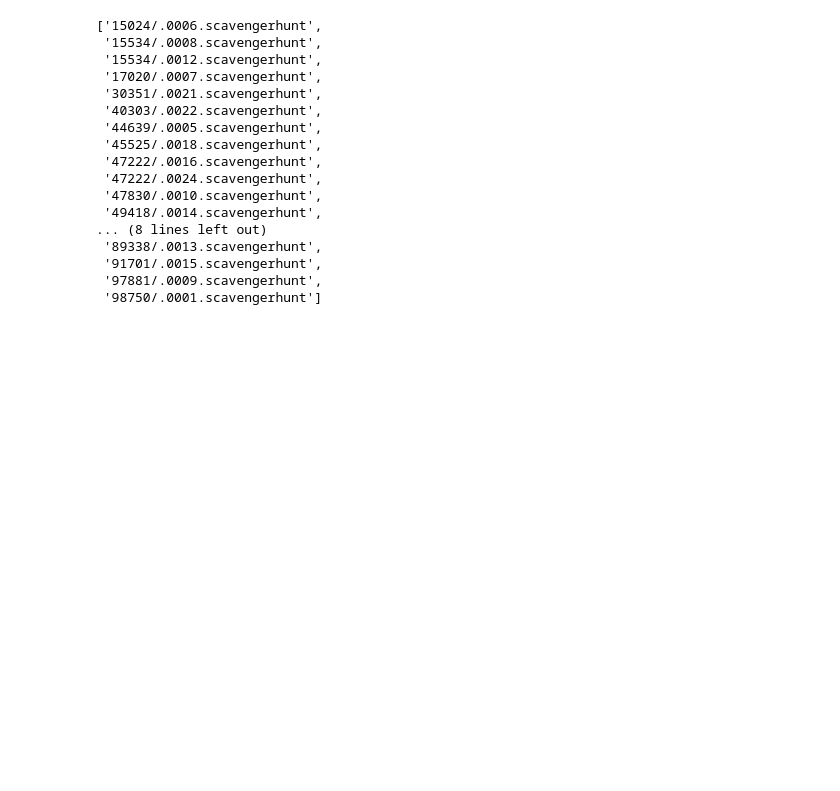
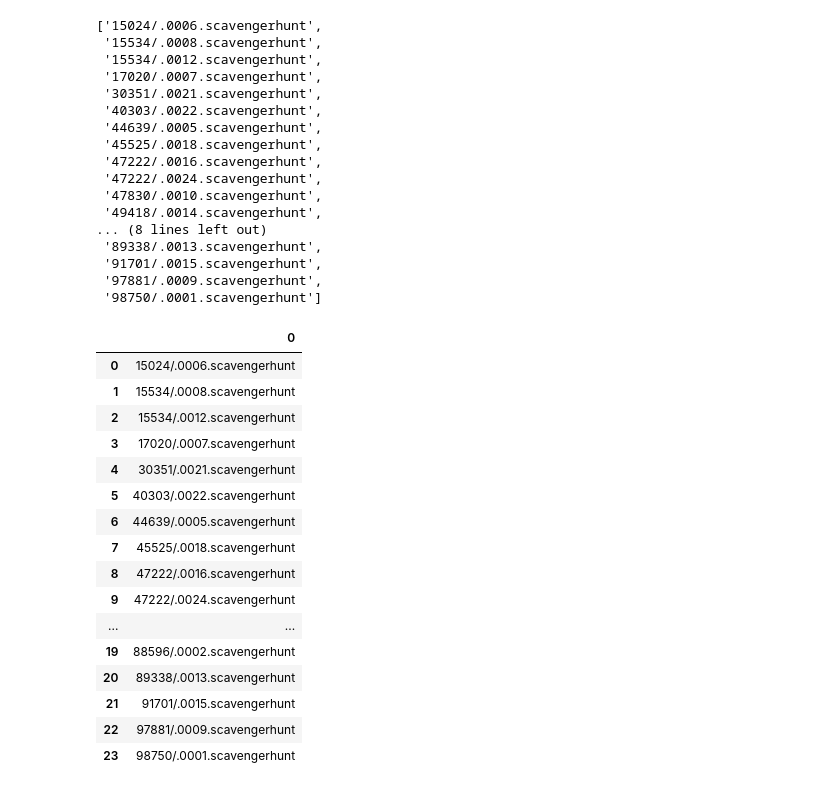
Before and after one commit to Ironhack-data-bcn-january-2023/lab-api-scavenger-game, a Jupyter notebook: your-code/challenge-3.ipynb, the cells around one changed output. Drawn from its saved outputs; the diff is of its cells as text; code cells hidden in the pictures; blank space fills up the shorter version.

```diff
--- a/your-code/challenge-3.ipynb
+++ b/your-code/challenge-3.ipynb
@@ -135,0 +135,21 @@ list_of_files
+# %%
+scav_files = pd.DataFrame(list_of_files)
+scav_files
+# %% [output]
+|  | 0 |
+| 0 | 15024/.0006.scavengerhunt |
+| 1 | 15534/.0008.scavengerhunt |
+| 2 | 15534/.0012.scavengerhunt |
+| 3 | 17020/.0007.scavengerhunt |
+| 4 | 30351/.0021.scavengerhunt |
+| 5 | 40303/.0022.scavengerhunt |
+| 6 | 44639/.0005.scavengerhunt |
+| 7 | 45525/.0018.scavengerhunt |
+| 8 | 47222/.0016.scavengerhunt |
+| 9 | 47222/.0024.scavengerhunt |
+| ... | ... |
+| 19 | 88596/.0002.scavengerhunt |
+| 20 | 89338/.0013.scavengerhunt |
+| 21 | 91701/.0015.scavengerhunt |
+| 22 | 97881/.0009.scavengerhunt |
+| 23 | 98750/.0001.scavengerhunt |
```
Also changed, not shown: parts of 7 cells of this notebook.
